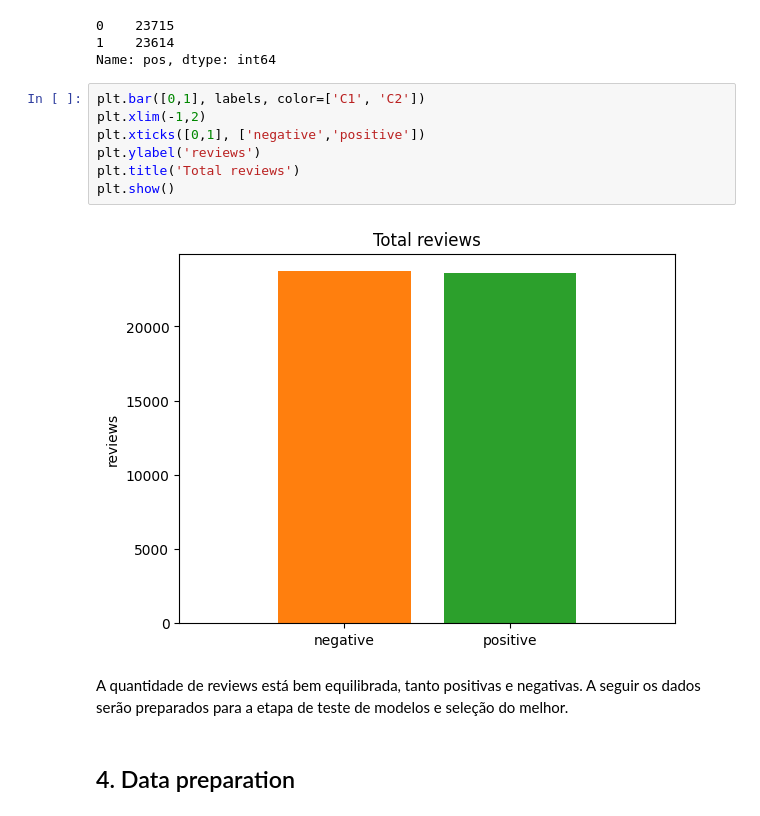
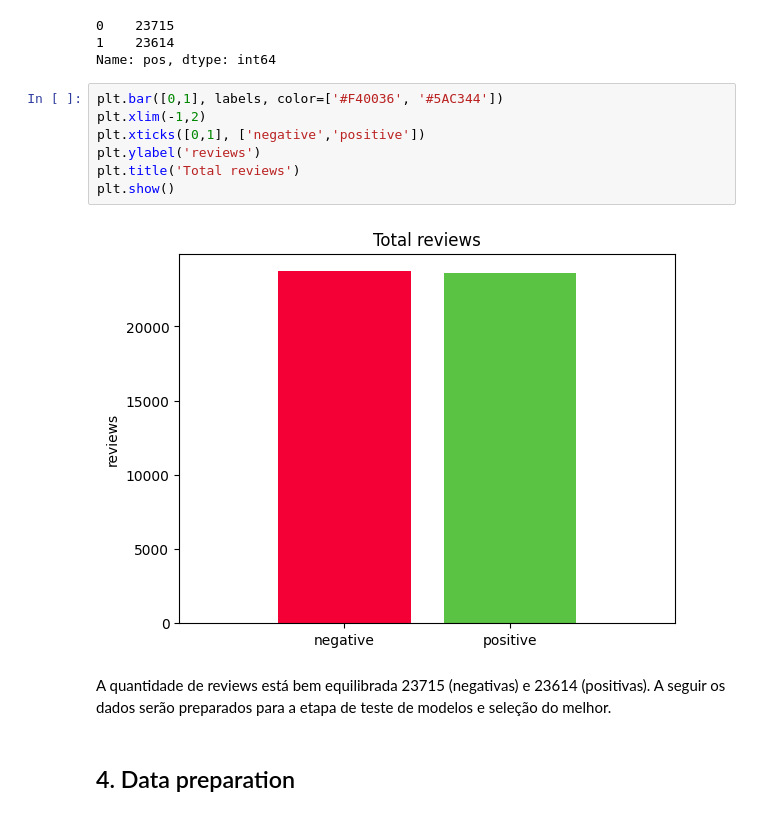
Before and after one commit to lucas-mithidieri/projetos, a Jupyter notebook: sentiment_anlysis_movies.ipynb, the cells around one changed output. Drawn from its saved outputs; the diff is of its cells as text.

```diff
--- a/sentiment_anlysis_movies.ipynb
+++ b/sentiment_anlysis_movies.ipynb
@@ -71,16 +95,16 @@ labels
 1    23614
 Name: pos, dtype: int64
 # %%
-plt.bar([0,1], labels, color=['C1', 'C2'])
+plt.bar([0,1], labels, color=['#F40036', '#5AC344'])
 plt.xlim(-1,2)
 plt.xticks([0,1], ['negative','positive'])
 plt.ylabel('reviews')
 plt.title('Total reviews')
 plt.show()
 # %% [output]
-[figure, old version]
+[figure, new version]
 # %% [markdown]
-A quantidade de reviews está bem equilibrada, tanto positivas e negativas. A seguir os dados serão preparados para a etapa de teste de modelos e seleção do melhor.
+A quantidade de reviews está bem equilibrada 23715 (negativas) e 23614 (positivas). A seguir os dados serão preparados para a etapa de teste de modelos e seleção do melhor.
 # %% [markdown]
 ## 4. Data preparation
 # %%
```
Also changed, not shown: parts of 13 cells of this notebook.
